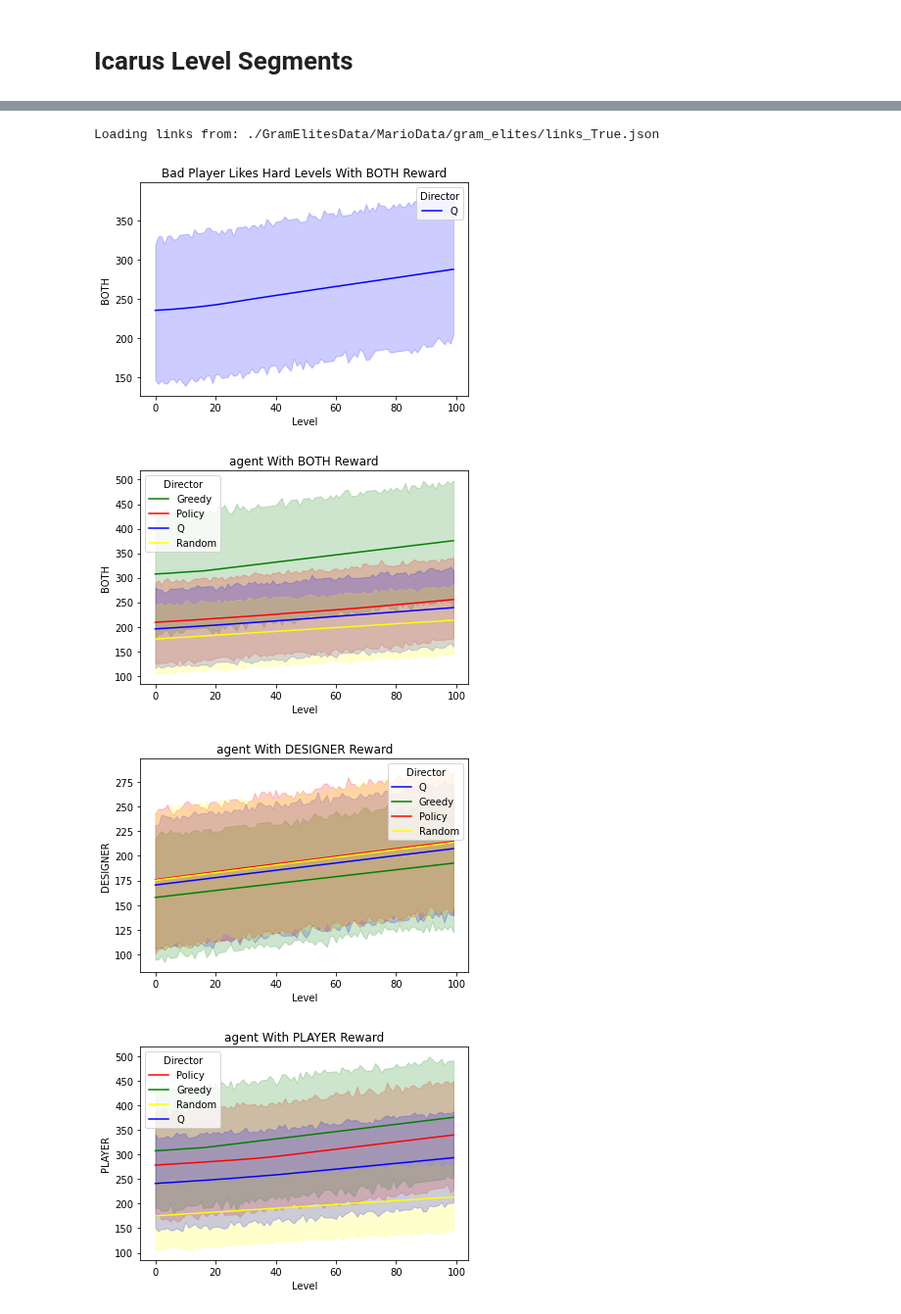
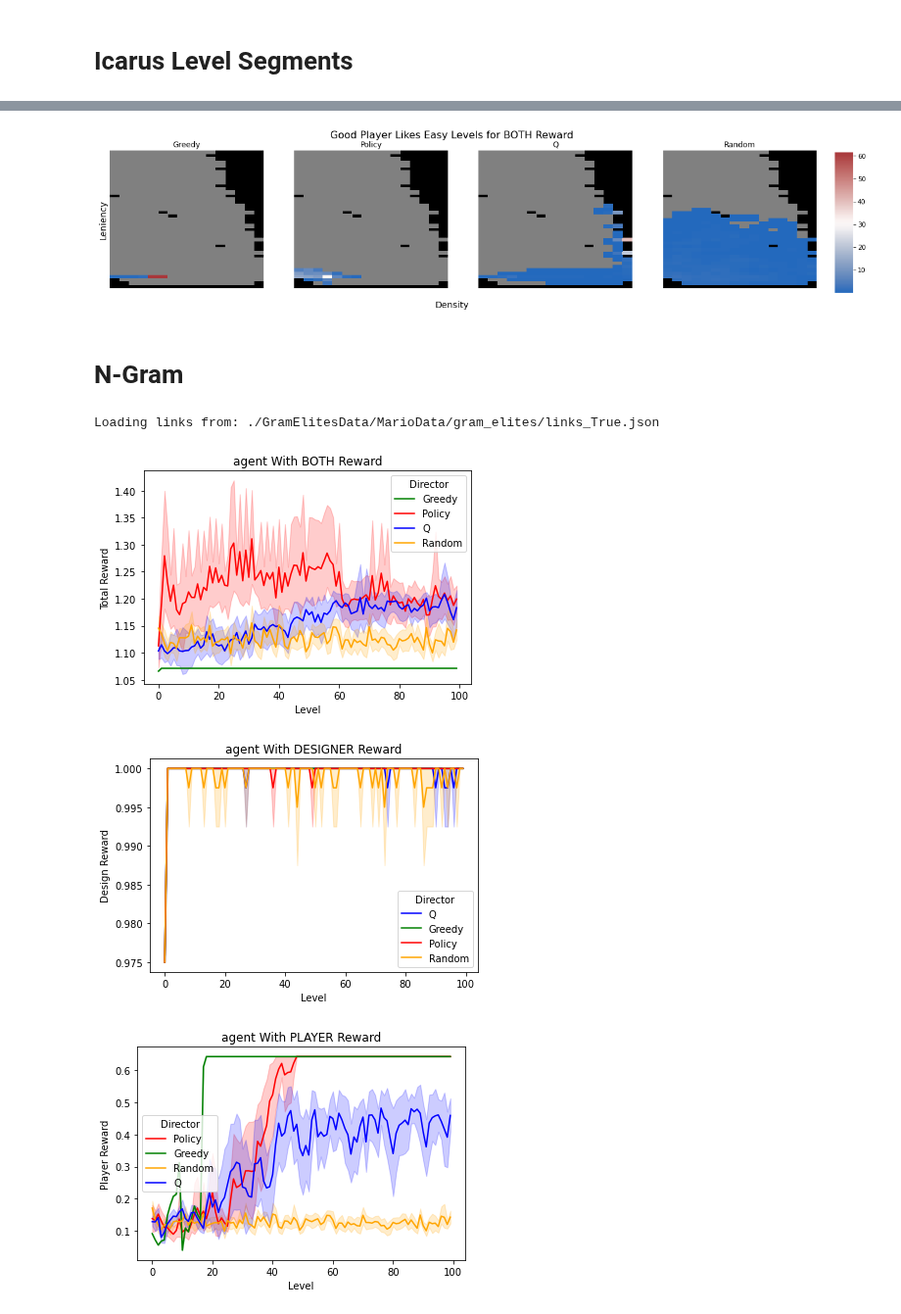
Before and after one commit to crowdgames/mdp-level-assembly, a Jupyter notebook: Analysis.ipynb, the cells around one changed output, grey strips where cells are left out. Shown at 98% size. Drawn from its saved outputs; the diff is of its cells as text; code cells hidden in the pictures.

Commit message:
switching player personas implemented in an albeit hardcodey way... sue me

```diff
--- a/Analysis.ipynb
+++ b/Analysis.ipynb
@@ -21,6 +133,6 @@ if not isdir(FIGURE):
 PALETTE = {
     "Policy": "red",
     "Q": "blue",
-    "Random": "yellow",
+    "Random": "orange",
     "Greedy": "green",
 }
@@ -27,9 +242,9 @@ PALETTE = {
 # %% [markdown]
 # Icarus Level Segments
 # %%
-def get_all_player_playthroughs(config):
+def get_all_player_playthroughs(config, start):
     d = []
-    for path in glob(join(config.BASE_DIR, f'player*reward_*.json')):
+    for path in glob(join(config.BASE_DIR, f'{start}*reward_*.json')):
         path_split = path.split('/')[-1].split('_')
         player = path_split[1]
         director = path_split[-3]
@@ -248,3 +365,9 @@ heatmap(df, graph, config.MAX_BC, 'Good Player Likes Easy Levels', 'BOTH', info)
+# %%
+heatmap(df, graph, config.MAX_BC, 'Good Player Likes Easy Levels', 'BOTH', info)
+# %% [output]
+[figure, added]
+# %% [markdown]
+# N-Gram
 # %%
 config = Mario
 graph = Utility.get_level_segment_graph(config, True)
@@ -252,17 +375,15 @@ graph = Utility.get_level_segment_graph(config, True)
 rewards = ('Design Reward', 'Player Reward', 'Both Reward')
 
 REWARD_STR = Utility.reward_type_to_str(Utility.RewardType.DESIGNER)
-df, info = get_all_player_playthroughs(config)
+df, info = get_all_player_playthroughs(config, 'player')
 # %% [output]
 Loading links from: ./GramElitesData/MarioData/gram_elites/links_True.json
 # %%
 for (rt, a), g_df in df.groupby(['Reward Type', 'Agent']):
-    g_df[rt] = g_df.groupby(['Director'])['Total Reward'].cumsum()
-    sns.lineplot(data=g_df, x='Level', y=rt, hue='Director', palette=PALETTE)
+    sns.lineplot(data=g_df, x='Level', y=REWARD_MAP[rt], hue='Director', palette=PALETTE)
     plt.title(f'{a} With {rt} Reward')
     plt.show()
 # %% [output]
-[figure, old version]
+[figure, new version]
-[figure, old version]
+[figure, new version]
-[figure, old version]
+[figure, new version]
-[figure, removed]
```
Also changed, not shown: parts of 18 cells of this notebook, 5 other files.
